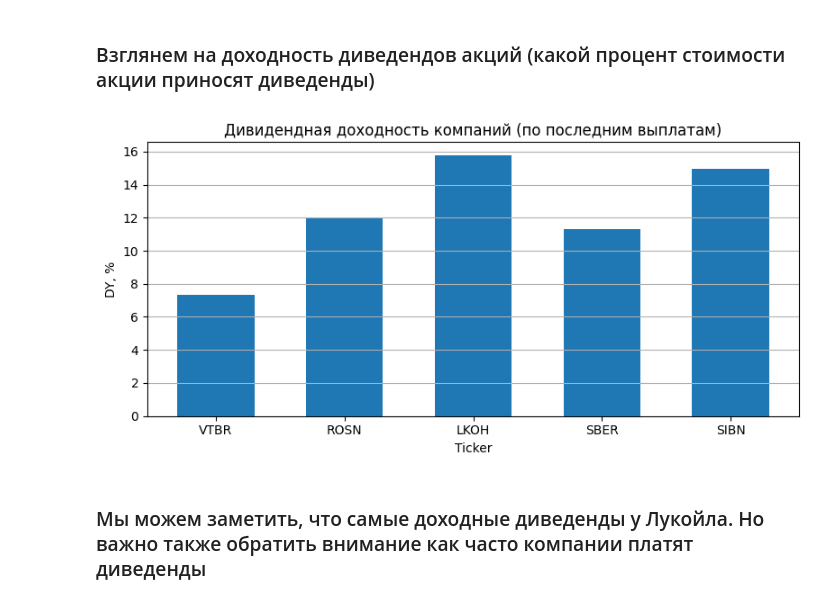
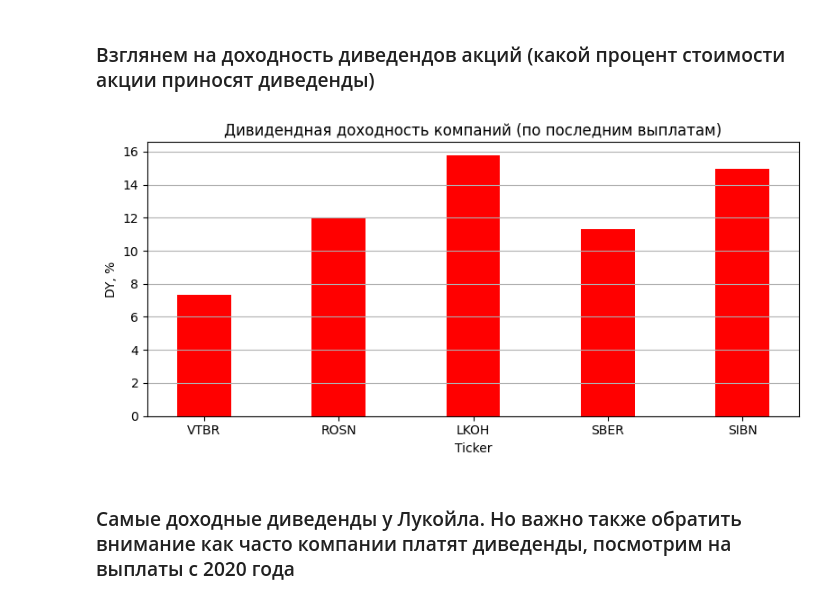
Before and after one commit to Lepiev/finance, a Jupyter notebook: analysis.ipynb, the cells around one changed output. Saved outputs shown, nothing was run; the diff lists cells and outputs as text; code cells hidden in the pictures.

```diff
--- a/analysis.ipynb
+++ b/analysis.ipynb
@@ -183,17 +183,17 @@ plt.show()
 # %%
 
 dy = valuation['DY']
 
 # строим столбчатую диаграмму
 fig, ax = plt.subplots(figsize=(8, 4))
-ax.bar(dy.index, dy.values, width=0.6)
+ax.bar(dy.index, dy.values, width=0.4, color = 'red')
 ax.set_title('Дивидендная доходность компаний (по последним выплатам)')
 ax.set_ylabel('DY, %')
 ax.set_xlabel('Ticker')
 ax.grid(axis='y')
 plt.tight_layout()
 plt.show()
 # %% [output]
-[figure, old version]
+[figure, new version]
 # %% [markdown]
-### Мы можем заметить, что самые доходные диведенды у Лукойла. Но важно также обратить внимание как часто компании платят диведенды
+### Cамые доходные диведенды у Лукойла. Но важно также обратить внимание как часто компании платят диведенды, посмотрим на выплаты с 2020 года
```
Also changed, not shown: parts of 7 cells of this notebook.
